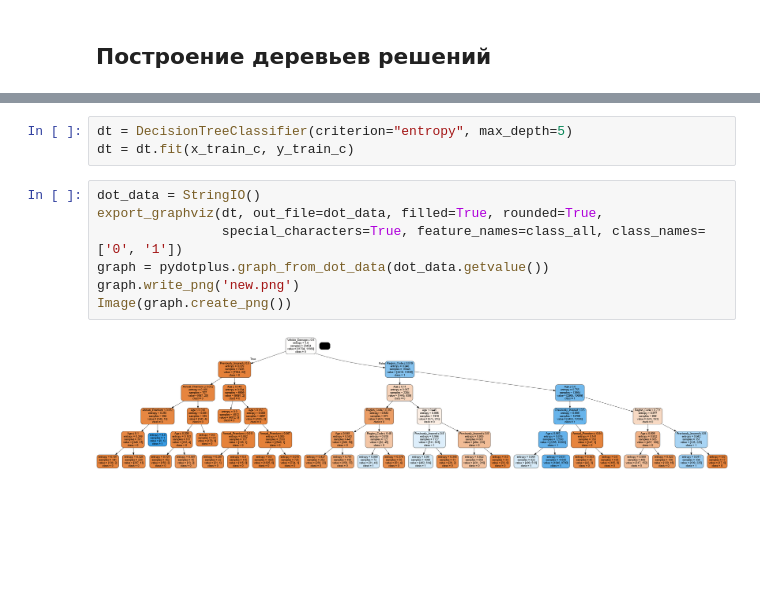
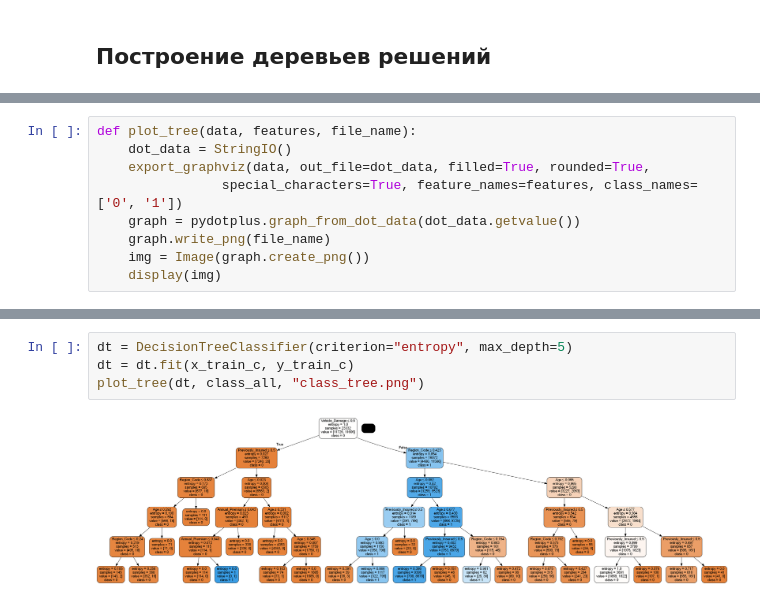
Before and after one commit to fongradnastya/data_analisys4, a Jupyter notebook: notebooks/work.ipynb, the cells around one changed output, grey strips where cells are left out. Saved outputs shown, nothing was run; the diff lists cells and outputs as text; blank space fills up the shorter version.

```diff
--- a/notebooks/work.ipynb
+++ b/notebooks/work.ipynb
@@ -196 +197,10 @@ def create_train_model(clf, x_train, y_train, x_test, y_test) -> GridSearchCV:
     return new_model
+# %%
+def plot_tree(data, features, file_name):
+    dot_data = StringIO()
+    export_graphviz(data, out_file=dot_data, filled=True, rounded=True,
+                special_characters=True, feature_names=features, class_names=['0', '1'])
+    graph = pydotplus.graph_from_dot_data(dot_data.getvalue())
+    graph.write_png(file_name)
+    img = Image(graph.create_png())
+    display(img)
@@ -197,12 +220,6 @@ def create_train_model(clf, x_train, y_train, x_test, y_test) -> GridSearchCV:
 # %%
 dt = DecisionTreeClassifier(criterion="entropy", max_depth=5)
 dt = dt.fit(x_train_c, y_train_c)
+plot_tree(dt, class_all, "class_tree.png")
+# %% [output]
+[figure, added]
-# %%
-dot_data = StringIO()
-export_graphviz(dt, out_file=dot_data, filled=True, rounded=True,
-                special_characters=True, feature_names=class_all, class_names=['0', '1'])
-graph = pydotplus.graph_from_dot_data(dot_data.getvalue())
-graph.write_png('new.png')
-Image(graph.create_png())
-# %% [output]
-[figure, removed]
```
Also changed, not shown: parts of 13 cells of this notebook, 2 other files.
